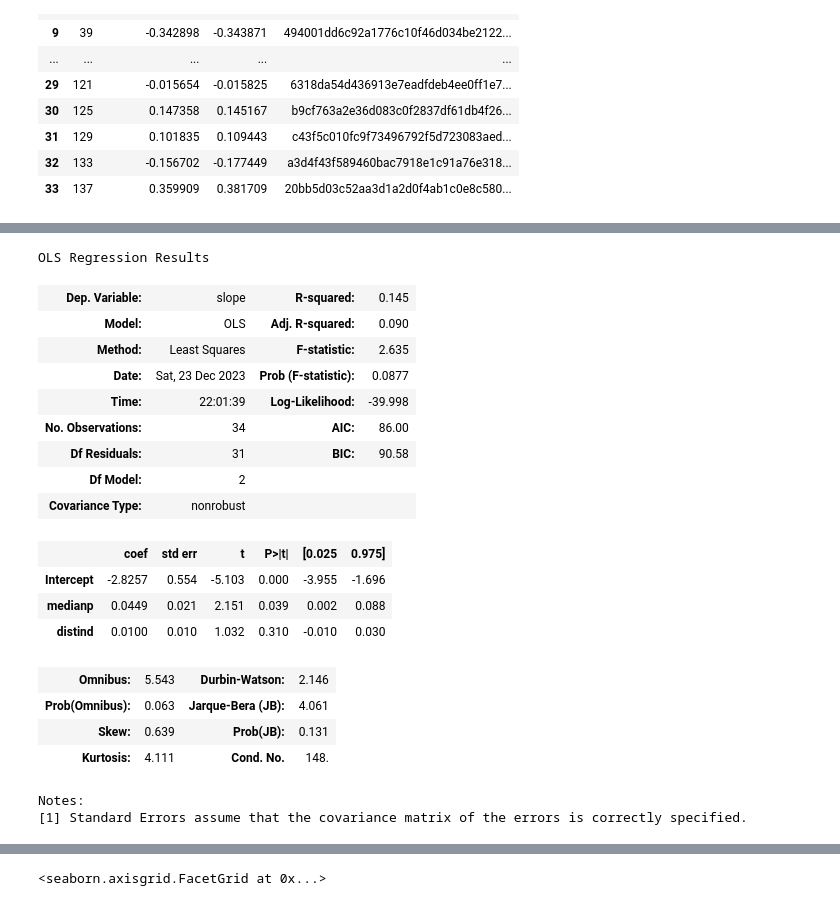
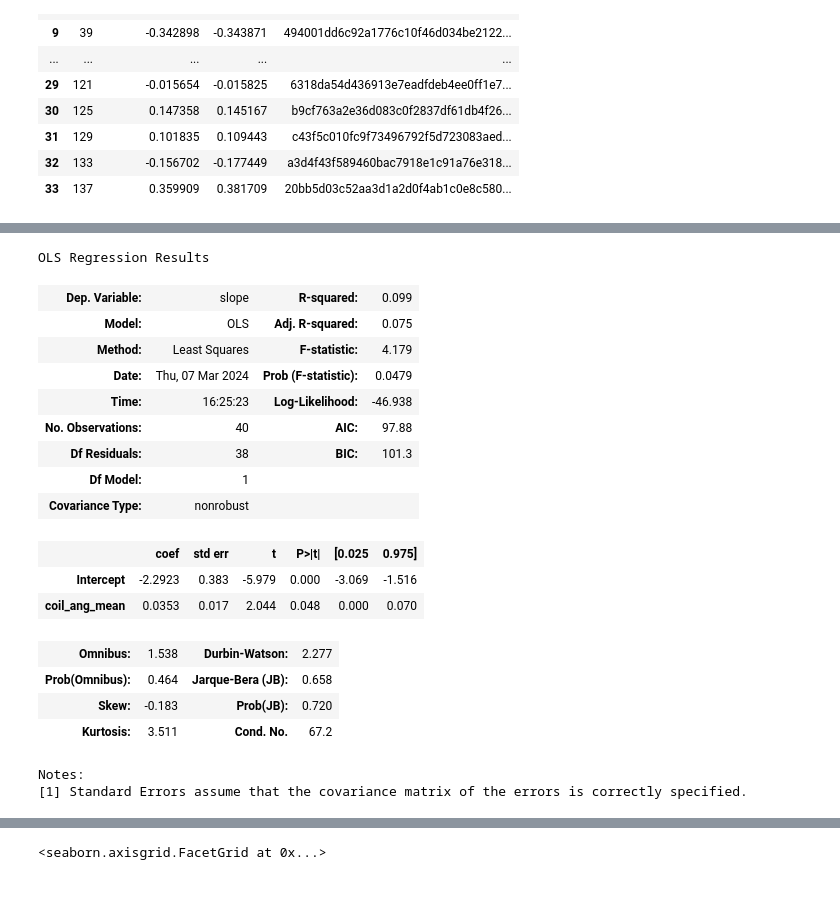
Before and after one commit to argyelan/Publications, a Jupyter notebook: MFG-orientation/MFG-TMSCOIL-ORIENTATION-tp.ipynb, the cells around one changed output, grey strips where cells are left out. Cells and saved outputs as stored; diff of their text form; code cells hidden in the pictures.

```diff
--- a/MFG-orientation/MFG-TMSCOIL-ORIENTATION-tp.ipynb
+++ b/MFG-orientation/MFG-TMSCOIL-ORIENTATION-tp.ipynb
@@ -292,9 +107,11 @@ angles.to_csv('/src/notebooks/TMS/Angles-rTMS10Hz-hash.csv')
 # %%
-angles = pd.read_csv('/src/notebooks/TMS/Angles-rTMS10Hz-hash.csv')
+
+angles = pd.read_csv('/src/notebooks/TMS/Angles-ifg-rTMS10Hz-hash.csv')
 distance = pd.read_csv('/src/notebooks/TMS/Distance-rTMS10Hz-hash.csv')
 distance_ind = pd.read_csv('/src/notebooks/TMS/IND-Distance-rTMS10Hz-hash.csv')
 distance_ind.columns=['_','distind','peakmin','id_hash']
 
-clinical = pd.read_csv('/src/notebooks/TMS/clin-slope-rTMS10Hz-hash.csv')
+clinical = pd.read_csv('/src/notebooks/TMS/clinical-slope-rTMS10Hz-hash.csv')
 
-alldata = clinical.merge(distance, on='id_hash').merge(angles, left_on='id_hash', right_on='ptid').drop(columns=['ptid', 'Unnamed: 0_x', 'Unnamed: 0_y', 'Unnamed: 0'])
+alldata = clinical.merge(distance, on='id_hash').merge(angles, on='id_hash').drop(columns=[ 'Unnamed: 0_x', 'Unnamed: 0_y', 'Unnamed: 0'])
+alldata
@@ -359,26 +196,25 @@ sns.scatterplot(data=alldata2, y= 'medianp', x='SGC_DLPFC_corr',alpha = .8, hue=
 # %%
 import statsmodels.formula.api as smf
-est = smf.ols(formula='slope ~ medianp + distind', data=alldata2).fit()
+est = smf.ols(formula='slope ~ coil_ang_mean', data=alldata).fit()
 est.summary()
 # %% [output]
 OLS Regression Results
-| Dep. Variable: | slope | R-squared: | 0.145 |
-| Model: | OLS | Adj. R-squared: | 0.090 |
-| Method: | Least Squares | F-statistic: | 2.635 |
-| Date: | Sat, 23 Dec 2023 | Prob (F-statistic): | 0.0877 |
-| Time: | 22:01:39 | Log-Likelihood: | -39.998 |
-| No. Observations: | 34 | AIC: | 86.00 |
-| Df Residuals: | 31 | BIC: | 90.58 |
-| Df Model: | 2 |  |  |
+| Dep. Variable: | slope | R-squared: | 0.099 |
+| Model: | OLS | Adj. R-squared: | 0.075 |
+| Method: | Least Squares | F-statistic: | 4.179 |
+| Date: | Thu, 07 Mar 2024 | Prob (F-statistic): | 0.0479 |
+| Time: | 16:25:23 | Log-Likelihood: | -46.938 |
+| No. Observations: | 40 | AIC: | 97.88 |
+| Df Residuals: | 38 | BIC: | 101.3 |
+| Df Model: | 1 |  |  |
 | Covariance Type: | nonrobust |  |  |
 |  | coef | std err | t | P>|t| | [0.025 | 0.975] |
-| Intercept | -2.8257 | 0.554 | -5.103 | 0.000 | -3.955 | -1.696 |
-| medianp | 0.0449 | 0.021 | 2.151 | 0.039 | 0.002 | 0.088 |
-| distind | 0.0100 | 0.010 | 1.032 | 0.310 | -0.010 | 0.030 |
+| Intercept | -2.2923 | 0.383 | -5.979 | 0.000 | -3.069 | -1.516 |
+| coil_ang_mean | 0.0353 | 0.017 | 2.044 | 0.048 | 0.000 | 0.070 |
-| Omnibus: | 5.543 | Durbin-Watson: | 2.146 |
-| Prob(Omnibus): | 0.063 | Jarque-Bera (JB): | 4.061 |
-| Skew: | 0.639 | Prob(JB): | 0.131 |
-| Kurtosis: | 4.111 | Cond. No. | 148. |
+| Omnibus: | 1.538 | Durbin-Watson: | 2.277 |
+| Prob(Omnibus): | 0.464 | Jarque-Bera (JB): | 0.658 |
+| Skew: | -0.183 | Prob(JB): | 0.720 |
+| Kurtosis: | 3.511 | Cond. No. | 67.2 |
 Notes:
 [1] Standard Errors assume that the covariance matrix of the errors is correctly specified.
 # %%
```
Also changed, not shown: parts of 27 cells of this notebook, 1 other file.
